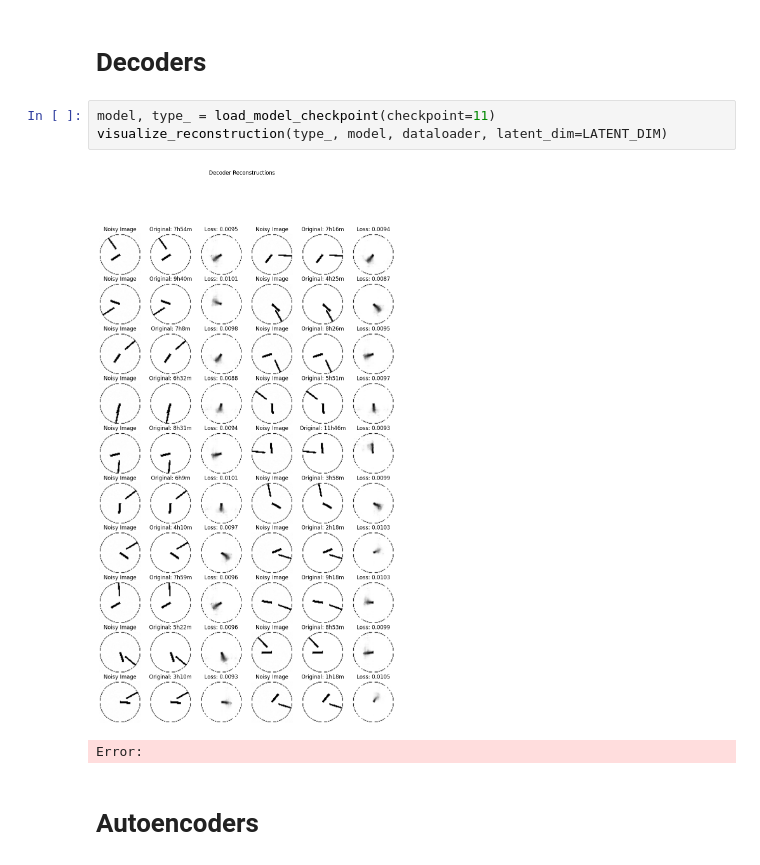
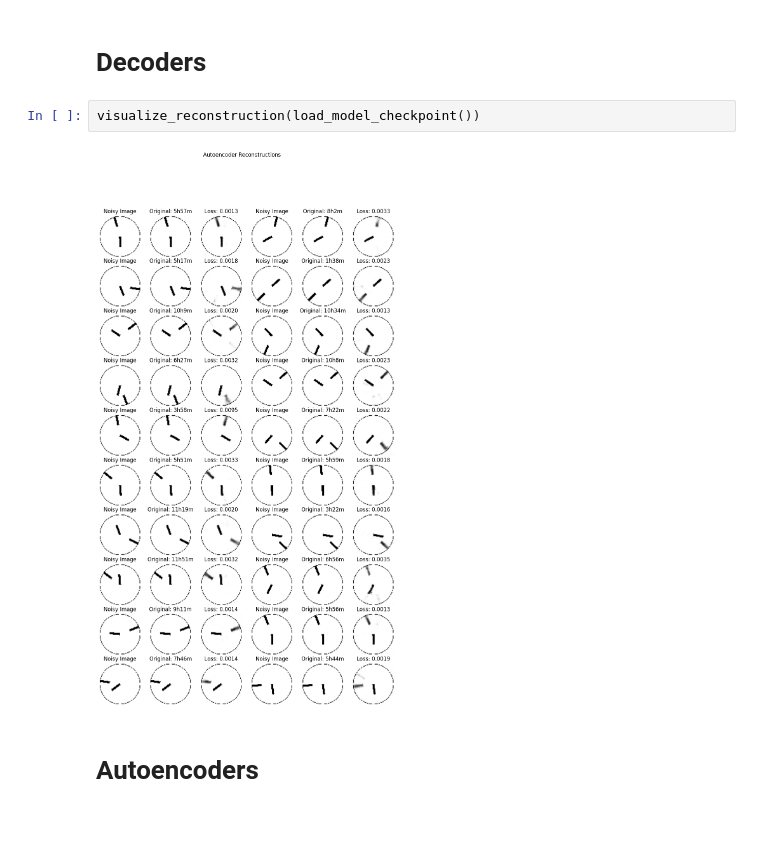
Before and after one commit to uzairname/manifold-learning, a Jupyter notebook: autoencoders.ipynb, the cells around one changed output. Saved outputs shown, nothing was run; the diff lists cells and outputs as text; blank space fills up the shorter version.

```diff
--- a/autoencoders.ipynb
+++ b/autoencoders.ipynb
@@ -85,11 +54,9 @@ Not encoder
 # %% [markdown]
 # Decoders
-# %%
-model, type_ = load_model_checkpoint(checkpoint=11)
-visualize_reconstruction(type_, model, dataloader, latent_dim=LATENT_DIM)
-# %% [output]
-[figure, removed]
-Error:
+# %%
+visualize_reconstruction(load_model_checkpoint())
+# %% [output]
+[figure, added]
 # %% [markdown]
 # Autoencoders
 # %%
```
Also changed, not shown: parts of 8 cells of this notebook, 18 other files.
